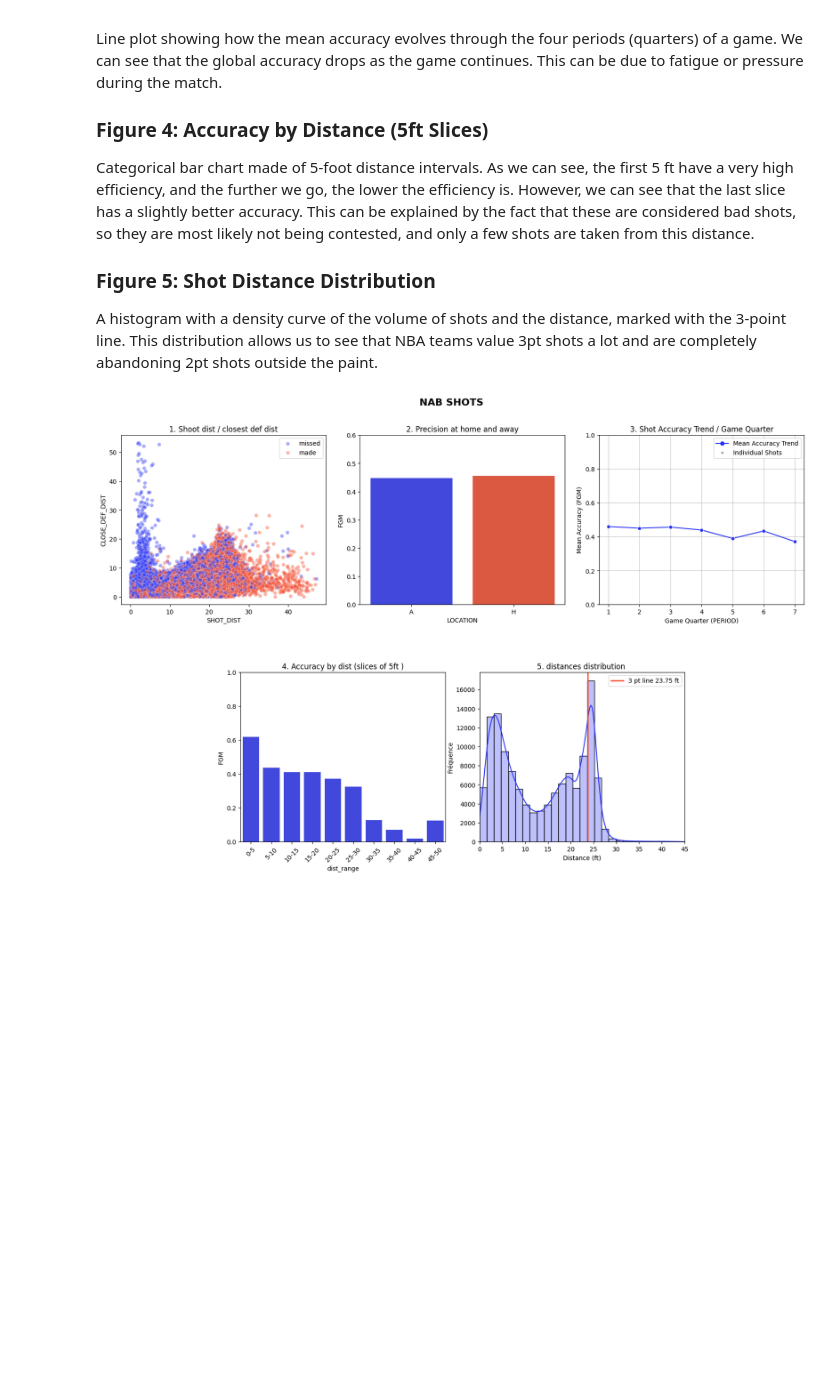
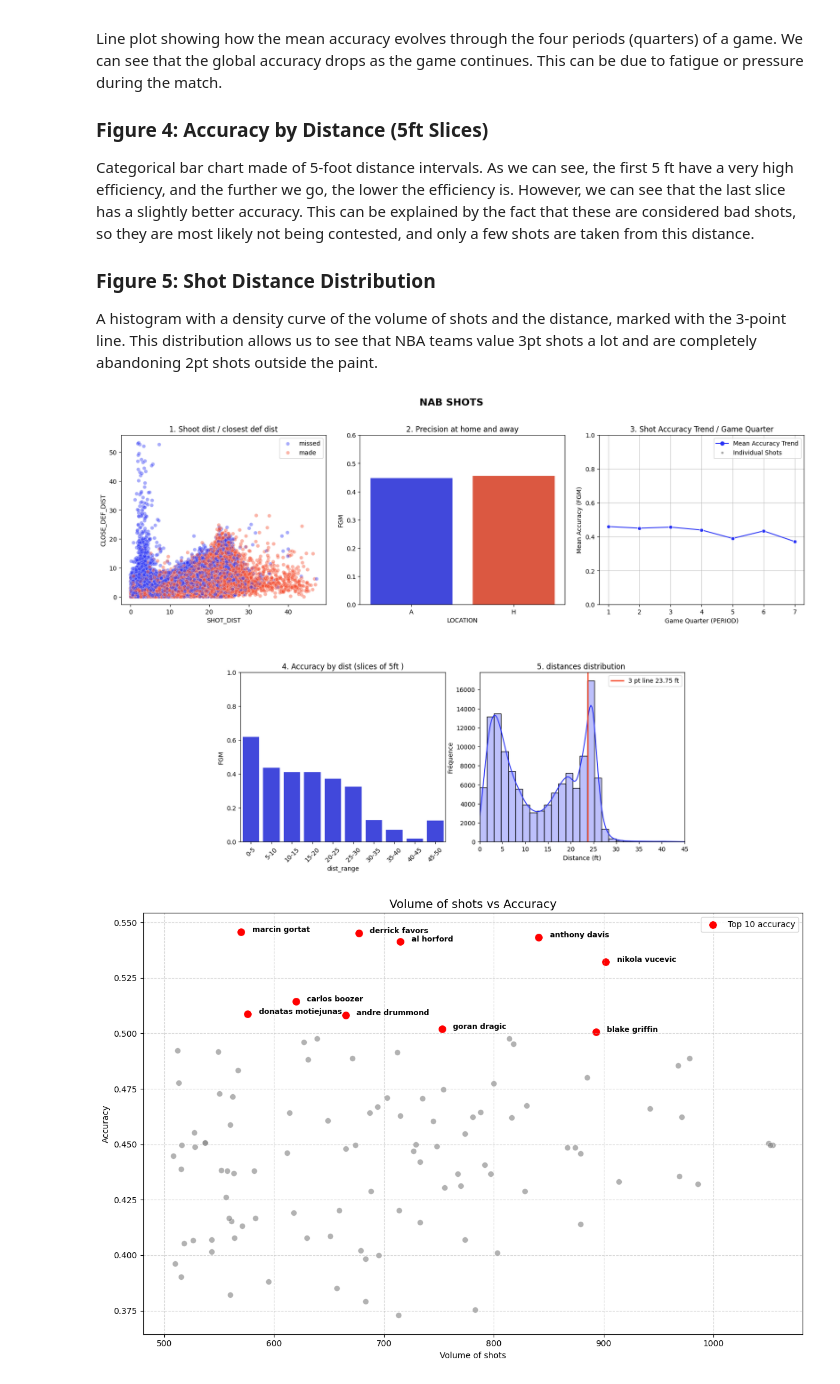
Before and after one commit to Emsamax/intro_data_science, a Jupyter notebook: project2nd_part/Martin_NERON_project2.ipynb, the cells around one changed output. Saved outputs shown, nothing was run; the diff lists cells and outputs as text; code cells hidden in the pictures; blank space fills up the shorter version.

```diff
--- a/project2nd_part/Martin_NERON_project2.ipynb
+++ b/project2nd_part/Martin_NERON_project2.ipynb
@@ -121,7 +121,11 @@ nba_shots['GAME_CLOCK'] = nba_shots['GAME_CLOCK'].apply(time_to_seconds)
 nba_shots['TOTAL_GAME_TIME'] = ((nba_shots['PERIOD'] - 1) * 720 + (720 - nba_shots['GAME_CLOCK']))
 
 #remove categorical variables that have more than two categories
-categorical_to_drop = ['GAME_ID', 'MATCHUP', 'CLOSEST_DEFENDER','CLOSEST_DEFENDER_PLAYER_ID','player_name','player_id']
+# ======================================================================
+# categorical_to_drop = ['GAME_ID', 'MATCHUP', 'CLOSEST_DEFENDER','CLOSEST_DEFENDER_PLAYER_ID','player_name','player_id']
+categorical_to_drop = ['GAME_ID', 'MATCHUP', 'CLOSEST_DEFENDER','CLOSEST_DEFENDER_PLAYER_ID','player_id']
+nba_shots['SHOT_RESULT_BIN'] = nba_shots['SHOT_RESULT'].apply(lambda x: 1 if x == 'made' else 0)
+# ======================================================================
 nba_shots.drop(categorical_to_drop, axis=1, inplace=True)
 
 #split train and test data to 90/10
@@ -277,30 +281,65 @@ ax2 = plt.subplot2grid((2, 6), (1, 1), colspan=2)
 bins = list(range(0, int(df_analysis["SHOT_DIST"].max()) + 6, 5))
 labels = [f"{i}-{i+5}" for i in bins[:-1]]
 df_analysis["dist_range"] = pd.cut(
     df_analysis["SHOT_DIST"], bins=bins, labels=labels, right=False
 )
 acc_dist = df_analysis.groupby("dist_range", observed=True)["FGM"].mean().reset_index()
 
 sns.barplot(data=acc_dist, x="dist_range", y="FGM", color=c_blue, ax=ax2)
 ax2.set_title("4. Accuracy by dist (slices of 5ft )")
 ax2.set_xticklabels(ax2.get_xticklabels(), rotation=45)
 ax2.set_ylim(0, 1)
 
 # 5. DISTANCE DISTRIBUTION
 ax5 = plt.subplot2grid((2, 6), (1, 3), colspan=2)
 sns.histplot(
     df_analysis["SHOT_DIST"], bins=30, kde=True, color=c_blue, alpha=0.3, ax=ax5
 )
 ax5.axvline(
     x=23.75, color=c_red, linestyle="-", linewidth=2, label="3 pt line 23.75 ft"
 )
 ax5.set_title("5. distances distribution ")
 ax5.set_xlabel("Distance (ft)")
 ax5.set_ylabel("Fréquence")
 ax5.set_xlim(0, 45)
 ax5.legend()
 
 plt.suptitle("NAB SHOTS", fontsize=16, fontweight="bold", y=0.95)
 plt.show()
+
+
+
+# Aggregation by player
+player_stats = df_analysis.groupby('player_name').agg({'SHOT_RESULT_BIN': ['count', 'mean']})
+player_stats.columns = ['Shots', 'Accuracy']
+
+# We only keep those who have shot more than 500 times (to avoid noise).
+top_shooters = player_stats[player_stats['Shots'] > 500]
+
+# We identify the top 10.
+top_10_eff = top_shooters.sort_values('Accuracy', ascending=False).head(10)
+
+plt.figure(figsize=(12, 8))
+
+sns.scatterplot(x='Shots', y='Accuracy', data=top_shooters, alpha=0.6, color='grey', s=50)
+
+# Top 10 in red
+sns.scatterplot(x='Shots', y='Accuracy', data=top_10_eff, s=100, color='red', label='Top 10 accuracy')
+
+# Names of top 10
+for i in range(10):
+    name = top_10_eff.iloc[i].name
+    row = top_10_eff.iloc[i]
+    plt.text(row['Shots']+10, row['Accuracy'], name, fontsize=9, fontweight='bold')
+
+plt.title('Volume of shots vs Accuracy', fontsize=14)
+plt.xlabel('Volume of shots')
+plt.ylabel('Accuracy')
+plt.legend()
+plt.grid(True, linestyle='--', alpha=0.5)
+
+plt.tight_layout()
+plt.show()
 # %% [output]
 [figure]
+[figure, added]
```
Also changed, not shown: parts of 2 cells of this notebook.
